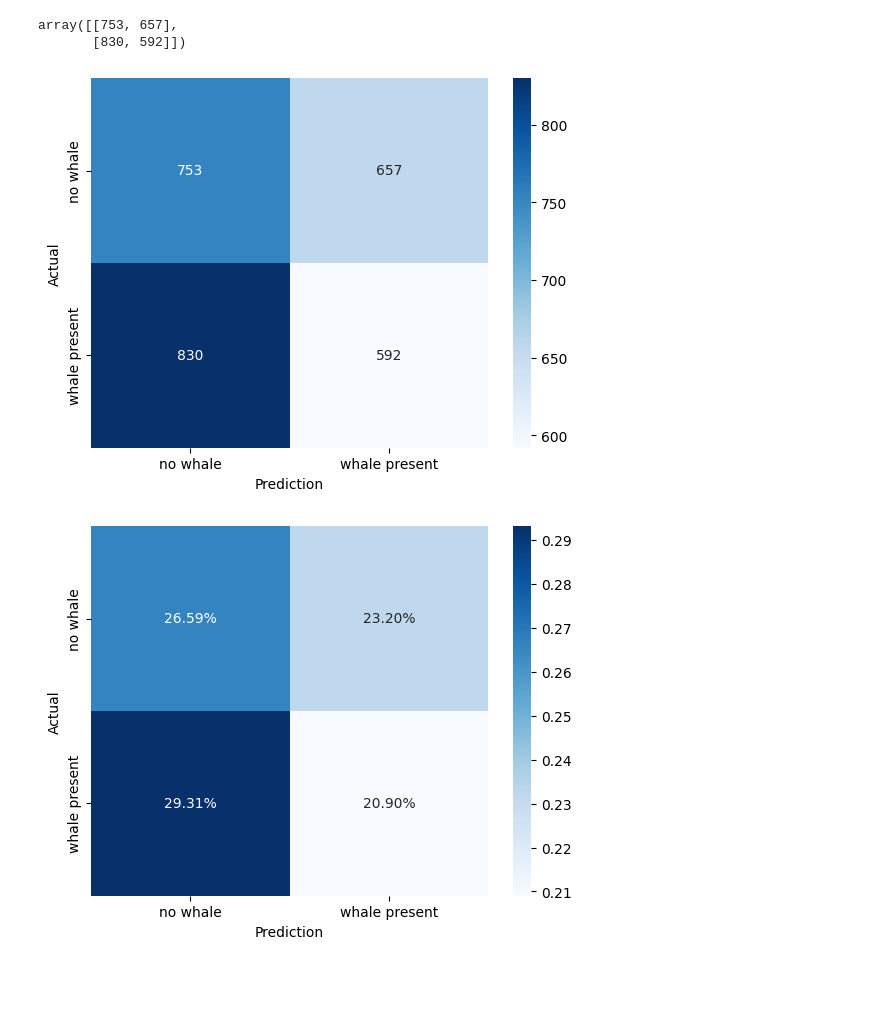
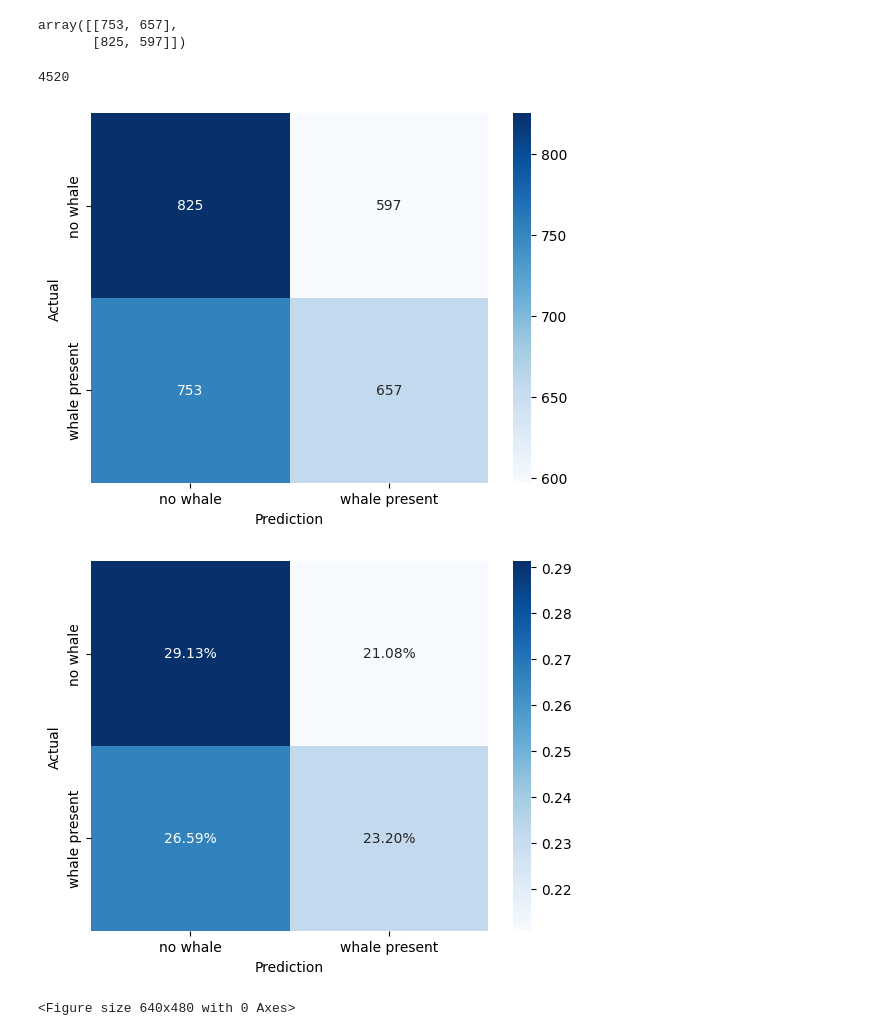
Before and after one commit to levshuster/whale-detection, a Jupyter notebook: models/resnet/test_model.ipynb, the cells around one changed output. Cells and saved outputs as stored; diff of their text form; code cells hidden in the pictures; blank space fills up the shorter version.

Commit message:
5 hour create resnet model

```diff
--- a/models/resnet/test_model.ipynb
+++ b/models/resnet/test_model.ipynb
@@ -2,8 +2,9 @@
 from tensorflow import keras
 
 testing_set = keras.preprocessing.image_dataset_from_directory(
-	'../../input/images/training_testing/random-5500-0.8/testing/',
-	'../../input/images/training_testing/random-5500-0.8/training/',
+	# '../../input/images/training_testing/random-5500-0.8/testing/',
+	'../../input/images/training_testing/random-inf-0.8/testing/',
+	# '../../input/images/training_testing/random-5500-0.8/training/',
 	# subset="validation",
 	# seed=123, #TODO: understand this arg
 	image_size=(224, 224),
@@ -31,5 +32,7 @@ whale_not_present: 1410
 # %%
-custom_model = keras.models.load_model('resnet50_epochs5_samples5500_seed123_noweights.h5')
+file_name = 'resnet50_epochs10_samplesinf_seed123'
+custom_model = keras.models.load_model(file_name+'.h5')
+# custom_model = keras.models.load_model('resnet50_epochs5_samples5500_seed123_noweights.h5')
 # custom_model = keras.models.load_model('resnet50_epochs2_samples5500_seed123.h5')
 # custom_model = keras.models.load_model('resnet50_epochs2_samples5500_seed123.h5')
 custom_model.summary()
@@ -59,7 +62,12 @@ cm = confusion_matrix(y_true, y_pred)
 cm
 # %% [output]
 array([[753, 657],
-       [830, 592]])
+       [825, 597]])
+# %%
+# 4520
+sum([3521,  999])
+# %% [output]
+4520
 # %%
 # Generate Matrix
 
@@ -68,33 +76,35 @@ import matplotlib.pyplot as plt
 from sklearn.metrics import confusion_matrix
 import numpy as np
 
-cf_matrix = confusion_matrix(y_true, y_pred)
+cf_matrix = confusion_matrix(y_true, y_pred)[::-1]
 
 sns.heatmap(
 	cf_matrix,
 	annot=True,
 	fmt='d',
 	xticklabels=testing_set.class_names,
 	yticklabels=testing_set.class_names,
 	cmap='Blues'
 ).set(
 	xlabel='Prediction',
 	ylabel='Actual'
 )
 plt.show()
 
 sns.heatmap(
 	cf_matrix/np.sum(cf_matrix),
 	annot=True,
 	fmt='.2%',
 	xticklabels=testing_set.class_names,
 	yticklabels=testing_set.class_names,
 	cmap='Blues'
 ).set(
 	xlabel='Prediction',
 	ylabel='Actual'
 )
+plt.savefig(file_name+'-confusion_matrix.png')
 plt.show()
 # %% [output]
-[figure, old version]
+[figure, new version]
-[figure, old version]
+[figure, new version]
+<Figure size 640x480 with 0 Axes>
```
Also changed, not shown: parts of 4 cells of this notebook, 3 other files.
